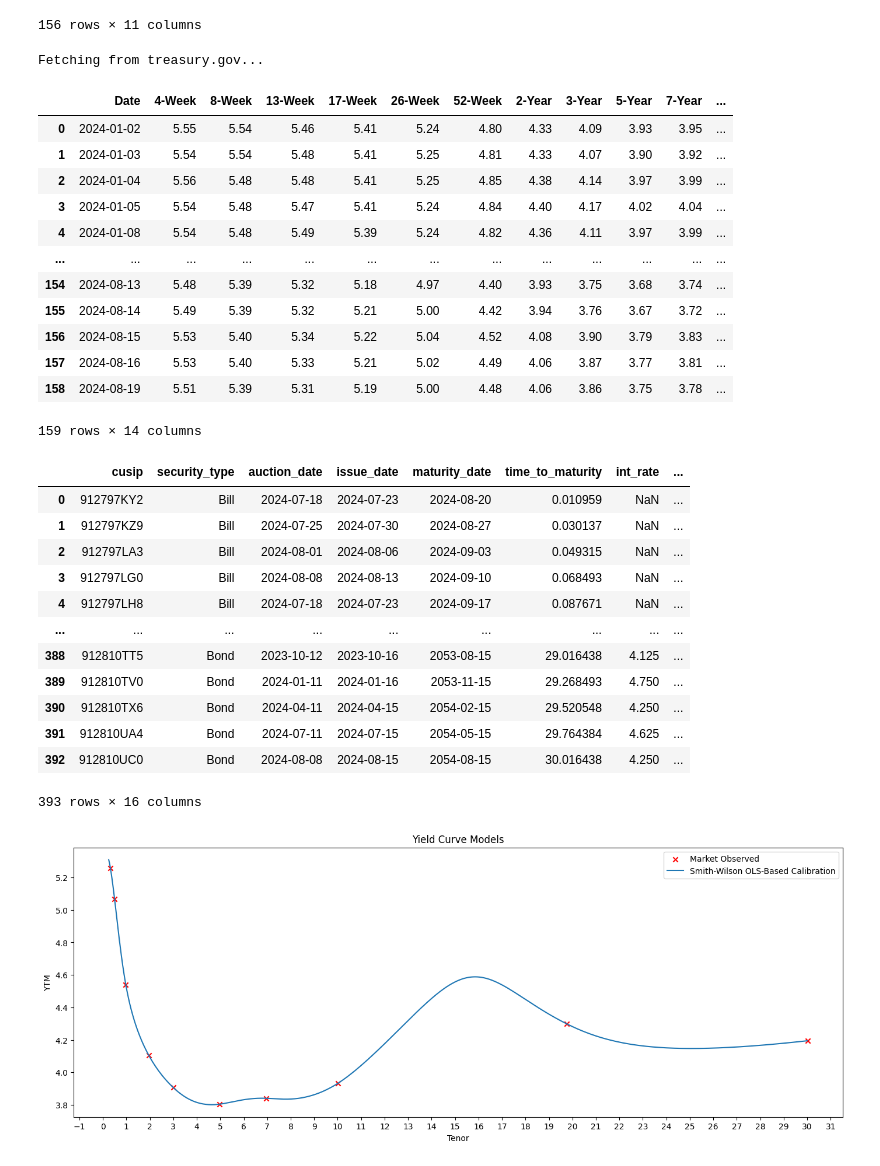
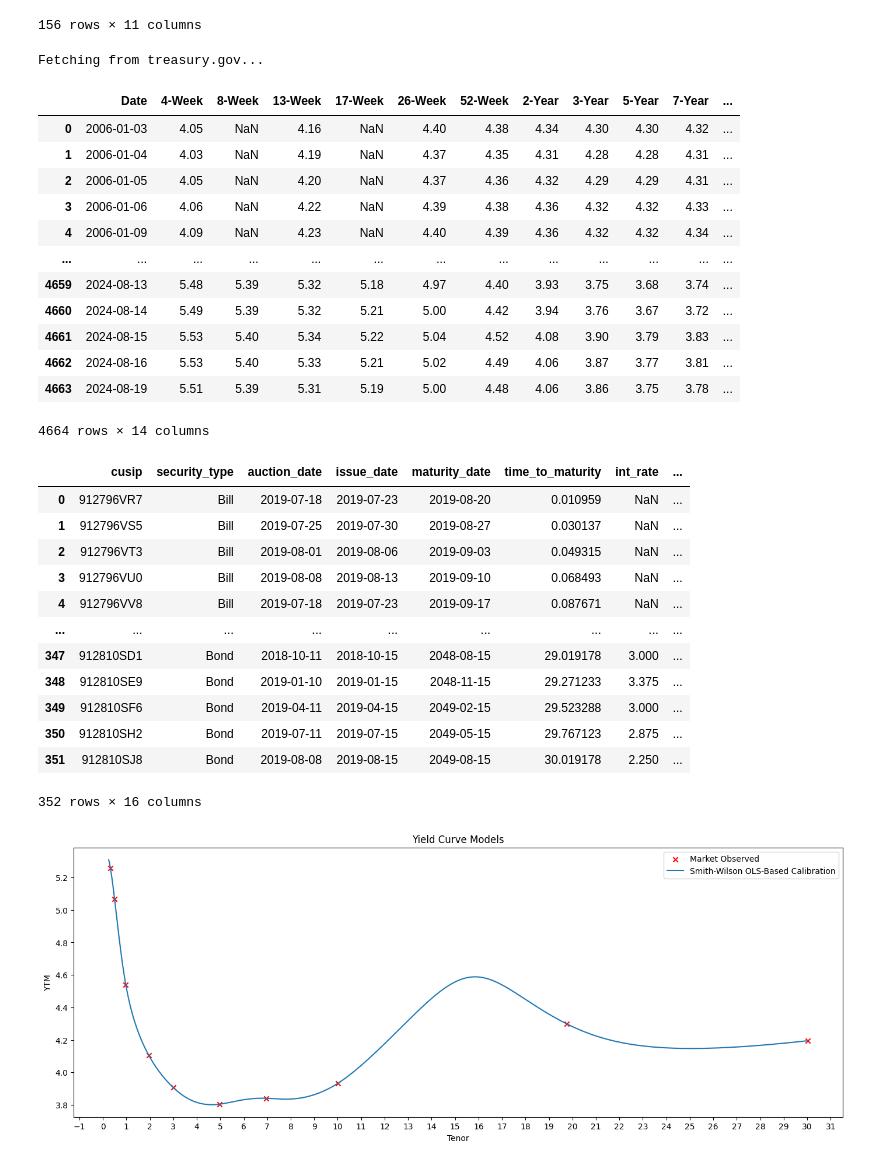
Before and after one commit to cleeclee123/Curvy-CUSIPs, a Jupyter notebook: temp.ipynb, the cells around one changed output. Cells and saved outputs as stored; diff of their text form; code cells hidden in the pictures.

Commit message:
data fetching example

```diff
--- a/temp.ipynb
+++ b/temp.ipynb
@@ -135,32 +135,32 @@ ct_yields_df
 156 rows × 11 columns
 # %%
 cmt_yields_df = cusip_curve_builder.get_historical_cmt_yields(
-    start_date=datetime(2024, 1, 1),
+    start_date=datetime(2005, 1, 1),
     end_date=datetime(2024, 8, 19),
     use_treasury_par=True,
-    # treasury_data_dir=r"C:\Users\chris\Curvy-CUSIPs\data\treasury",
-    # apply_long_term_extrapolation_factor=True,
+    treasury_data_dir=r"C:\Users\chris\Curvy-CUSIPs\data\treasury",
+    apply_long_term_extrapolation_factor=True,
     download_treasury_par_yields=True
 )
 cmt_yields_df
 # %% [output]
 Fetching from treasury.gov...
 |  | Date | 4-Week | 8-Week | 13-Week | 17-Week | 26-Week | 52-Week | 2-Year | 3-Year | 5-Year | 7-Year | ... |
-| 0 | 2024-01-02 | 5.55 | 5.54 | 5.46 | 5.41 | 5.24 | 4.80 | 4.33 | 4.09 | 3.93 | 3.95 | ... |
-| 1 | 2024-01-03 | 5.54 | 5.54 | 5.48 | 5.41 | 5.25 | 4.81 | 4.33 | 4.07 | 3.90 | 3.92 | ... |
-| 2 | 2024-01-04 | 5.56 | 5.48 | 5.48 | 5.41 | 5.25 | 4.85 | 4.38 | 4.14 | 3.97 | 3.99 | ... |
-| 3 | 2024-01-05 | 5.54 | 5.48 | 5.47 | 5.41 | 5.24 | 4.84 | 4.40 | 4.17 | 4.02 | 4.04 | ... |
-| 4 | 2024-01-08 | 5.54 | 5.48 | 5.49 | 5.39 | 5.24 | 4.82 | 4.36 | 4.11 | 3.97 | 3.99 | ... |
+| 0 | 2006-01-03 | 4.05 | NaN | 4.16 | NaN | 4.40 | 4.38 | 4.34 | 4.30 | 4.30 | 4.32 | ... |
+| 1 | 2006-01-04 | 4.03 | NaN | 4.19 | NaN | 4.37 | 4.35 | 4.31 | 4.28 | 4.28 | 4.31 | ... |
+| 2 | 2006-01-05 | 4.05 | NaN | 4.20 | NaN | 4.37 | 4.36 | 4.32 | 4.29 | 4.29 | 4.31 | ... |
+| 3 | 2006-01-06 | 4.06 | NaN | 4.22 | NaN | 4.39 | 4.38 | 4.36 | 4.32 | 4.32 | 4.33 | ... |
+| 4 | 2006-01-09 | 4.09 | NaN | 4.23 | NaN | 4.40 | 4.39 | 4.36 | 4.32 | 4.32 | 4.34 | ... |
 | ... | ... | ... | ... | ... | ... | ... | ... | ... | ... | ... | ... | ... |
-| 154 | 2024-08-13 | 5.48 | 5.39 | 5.32 | 5.18 | 4.97 | 4.40 | 3.93 | 3.75 | 3.68 | 3.74 | ... |
-| 155 | 2024-08-14 | 5.49 | 5.39 | 5.32 | 5.21 | 5.00 | 4.42 | 3.94 | 3.76 | 3.67 | 3.72 | ... |
-| 156 | 2024-08-15 | 5.53 | 5.40 | 5.34 | 5.22 | 5.04 | 4.52 | 4.08 | 3.90 | 3.79 | 3.83 | ... |
-| 157 | 2024-08-16 | 5.53 | 5.40 | 5.33 | 5.21 | 5.02 | 4.49 | 4.06 | 3.87 | 3.77 | 3.81 | ... |
-| 158 | 2024-08-19 | 5.51 | 5.39 | 5.31 | 5.19 | 5.00 | 4.48 | 4.06 | 3.86 | 3.75 | 3.78 | ... |
+| 4659 | 2024-08-13 | 5.48 | 5.39 | 5.32 | 5.18 | 4.97 | 4.40 | 3.93 | 3.75 | 3.68 | 3.74 | ... |
+| 4660 | 2024-08-14 | 5.49 | 5.39 | 5.32 | 5.21 | 5.00 | 4.42 | 3.94 | 3.76 | 3.67 | 3.72 | ... |
+| 4661 | 2024-08-15 | 5.53 | 5.40 | 5.34 | 5.22 | 5.04 | 4.52 | 4.08 | 3.90 | 3.79 | 3.83 | ... |
+| 4662 | 2024-08-16 | 5.53 | 5.40 | 5.33 | 5.21 | 5.02 | 4.49 | 4.06 | 3.87 | 3.77 | 3.81 | ... |
+| 4663 | 2024-08-19 | 5.51 | 5.39 | 5.31 | 5.19 | 5.00 | 4.48 | 4.06 | 3.86 | 3.75 | 3.78 | ... |
-159 rows × 14 columns
+4664 rows × 14 columns
 # %%
 df = cusip_curve_builder.build_curve_set(
-    as_of_date=datetime(2024, 8, 16),
+    as_of_date=datetime(2019, 8, 16),
     # calc_ytms=True,
     # use_quantlib=True,
     # include_auction_results=True,
@@ -172,18 +172,18 @@ df = cusip_curve_builder.build_curve_set(
 df
 # %% [output]
 |  | cusip | security_type | auction_date | issue_date | maturity_date | time_to_maturity | int_rate | ... |
-| 0 | 912797KY2 | Bill | 2024-07-18 | 2024-07-23 | 2024-08-20 | 0.010959 | NaN | ... |
-| 1 | 912797KZ9 | Bill | 2024-07-25 | 2024-07-30 | 2024-08-27 | 0.030137 | NaN | ... |
-| 2 | 912797LA3 | Bill | 2024-08-01 | 2024-08-06 | 2024-09-03 | 0.049315 | NaN | ... |
-| 3 | 912797LG0 | Bill | 2024-08-08 | 2024-08-13 | 2024-09-10 | 0.068493 | NaN | ... |
-| 4 | 912797LH8 | Bill | 2024-07-18 | 2024-07-23 | 2024-09-17 | 0.087671 | NaN | ... |
+| 0 | 912796VR7 | Bill | 2019-07-18 | 2019-07-23 | 2019-08-20 | 0.010959 | NaN | ... |
+| 1 | 912796VS5 | Bill | 2019-07-25 | 2019-07-30 | 2019-08-27 | 0.030137 | NaN | ... |
+| 2 | 912796VT3 | Bill | 2019-08-01 | 2019-08-06 | 2019-09-03 | 0.049315 | NaN | ... |
+| 3 | 912796VU0 | Bill | 2019-08-08 | 2019-08-13 | 2019-09-10 | 0.068493 | NaN | ... |
+| 4 | 912796VV8 | Bill | 2019-07-18 | 2019-07-23 | 2019-09-17 | 0.087671 | NaN | ... |
 | ... | ... | ... | ... | ... | ... | ... | ... | ... |
-| 388 | 912810TT5 | Bond | 2023-10-12 | 2023-10-16 | 2053-08-15 | 29.016438 | 4.125 | ... |
-| 389 | 912810TV0 | Bond | 2024-01-11 | 2024-01-16 | 2053-11-15 | 29.268493 | 4.750 | ... |
-| 390 | 912810TX6 | Bond | 2024-04-11 | 2024-04-15 | 2054-02-15 | 29.520548 | 4.250 | ... |
-| 391 | 912810UA4 | Bond | 2024-07-11 | 2024-07-15 | 2054-05-15 | 29.764384 | 4.625 | ... |
-| 392 | 912810UC0 | Bond | 2024-08-08 | 2024-08-15 | 2054-08-15 | 30.016438 | 4.250 | ... |
+| 347 | 912810SD1 | Bond | 2018-10-11 | 2018-10-15 | 2048-08-15 | 29.019178 | 3.000 | ... |
+| 348 | 912810SE9 | Bond | 2019-01-10 | 2019-01-15 | 2048-11-15 | 29.271233 | 3.375 | ... |
+| 349 | 912810SF6 | Bond | 2019-04-11 | 2019-04-15 | 2049-02-15 | 29.523288 | 3.000 | ... |
+| 350 | 912810SH2 | Bond | 2019-07-11 | 2019-07-15 | 2049-05-15 | 29.767123 | 2.875 | ... |
+| 351 | 912810SJ8 | Bond | 2019-08-08 | 2019-08-15 | 2049-08-15 | 30.019178 | 2.250 | ... |
-393 rows × 16 columns
+352 rows × 16 columns
 # %%
 from models.calibrate import (
     calibrate_ns_ols,
```
Also changed, not shown: 10 other files.
